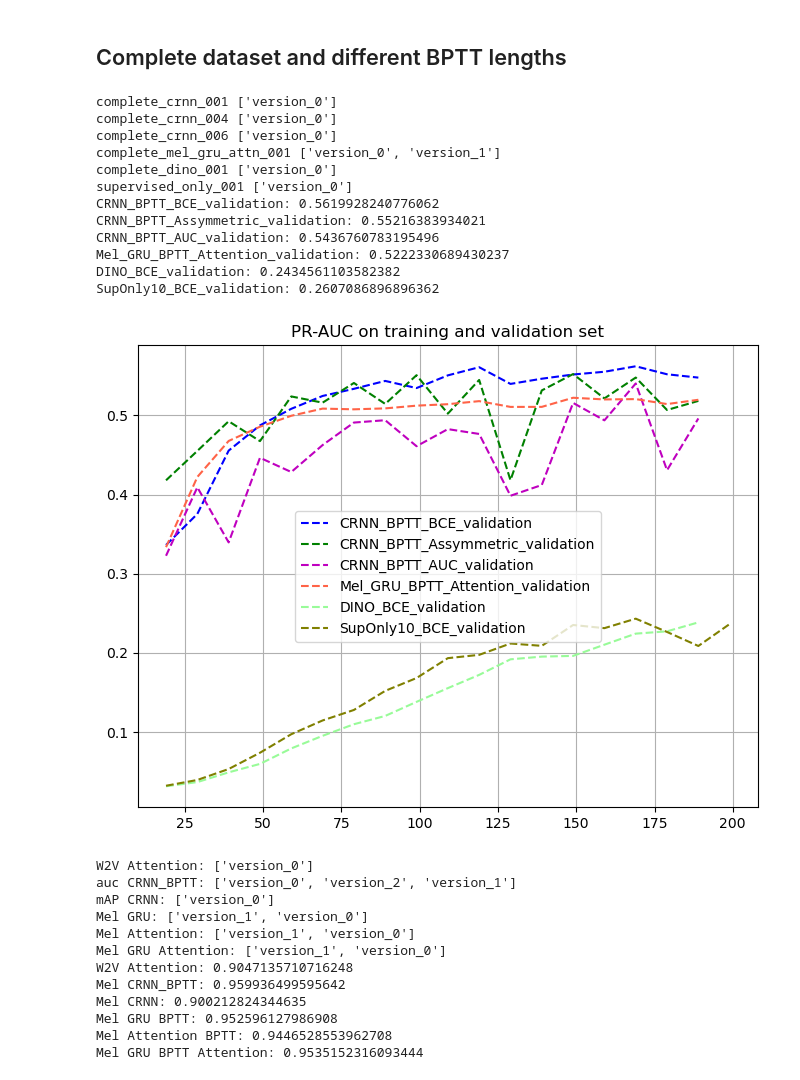
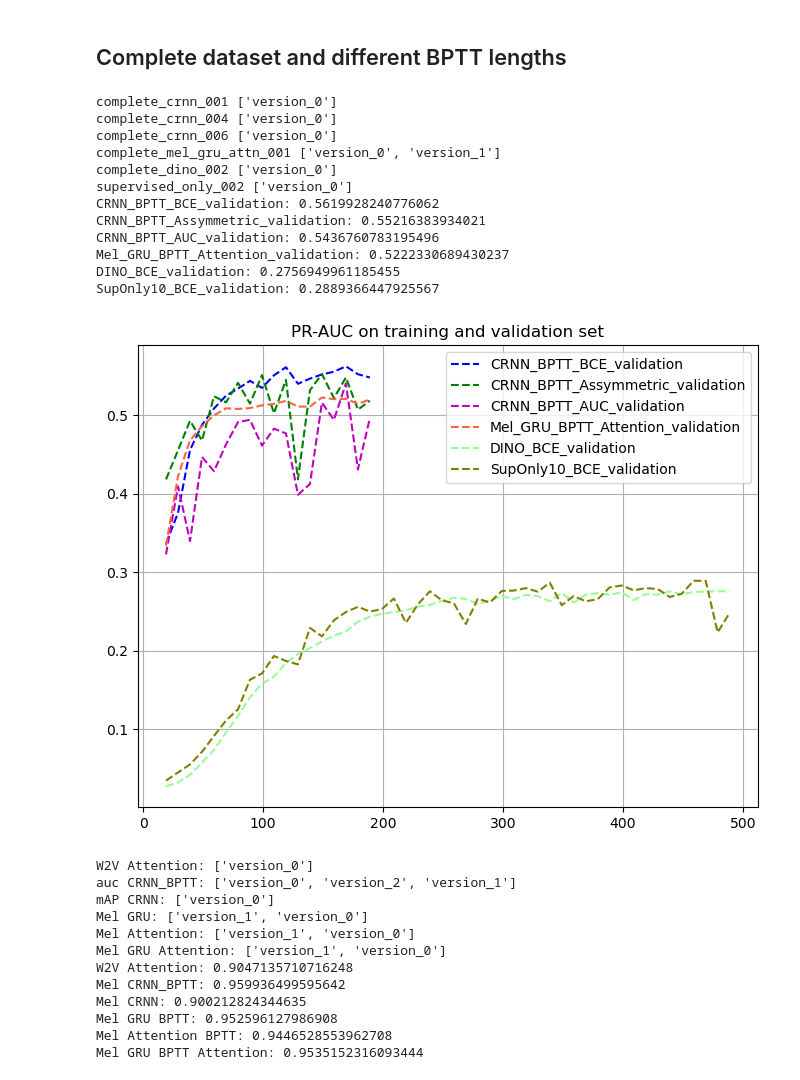
Before and after one commit to JoseFRuiz/audio-classification, a Jupyter notebook: performance.ipynb, the cells around one changed output. Drawn from its saved outputs; the diff is of its cells as text; code cells hidden in the pictures.

Commit message:
dino own implementation

```diff
--- a/performance.ipynb
+++ b/performance.ipynb
@@ -834,8 +834,8 @@ exp_list = [{"exp": "complete_crnn_001", "metrics_folder": "metrics", "version":
             {"exp": "complete_crnn_004", "metrics_folder": "metrics", "version": "version_0", "color": "g", "label": "CRNN_BPTT_Assymmetric"},
             {"exp": "complete_crnn_006", "metrics_folder": "metrics", "version": "version_0", "color": "m", "label": "CRNN_BPTT_AUC"},
             {"exp": "complete_mel_gru_attn_001", "metrics_folder": "metrics", "version": "version_1", "color": "tomato", "label": "Mel_GRU_BPTT_Attention"},
-            {'exp': "complete_dino_001", "metrics_folder": "supervised_metrics", "version": "version_0", "color": "palegreen", "label": "DINO_BCE"},
-            {'exp': "supervised_only_001", "metrics_folder": "supervised_metrics", "version": "version_0", "color": "olive", "label": "SupOnly10_BCE"}]
+            {'exp': "complete_dino_002", "metrics_folder": "supervised_metrics", "version": "version_0", "color": "palegreen", "label": "DINO_BCE"},
+            {'exp': "supervised_only_002", "metrics_folder": "supervised_metrics", "version": "version_0", "color": "olive", "label": "SupOnly10_BCE"}]
 dic_df = {}
 for exp in exp_list:
     print(exp["exp"], os.listdir(os.path.join(exp["exp"],exp["metrics_folder"])))
@@ -847,38 +847,38 @@ plt.figure(figsize=(8, 6))
 plt.subplot(111)
 ini_epoch = 1
 last_epoch = -1
 
 for exp in exp_list:
     df_exp = dic_df[exp["exp"]]
     x, y = df_exp["epoch"], df_exp["val_map"]
     x = x[y.notna()]
     y = y[y.notna()]
     plt.plot(x.values[ini_epoch:last_epoch], y.values[ini_epoch:last_epoch], color=exp["color"], linestyle="--", label=f"{exp['label']}_validation")
     # x, y = df_exp["epoch"], df_exp["train_map_eval"]
     # x = x[y.notna()]
     # y = y[y.notna()]
     # plt.plot(x.values[ini_epoch:last_epoch], y.values[ini_epoch:last_epoch], color=exp["color"], linestyle="-", label=f"{exp['label']}_training")
 
 plt.legend()
 plt.title("PR-AUC on training and validation set")
 plt.grid()
 
 for exp in exp_list:
     print(f"{exp['label']}_validation: {dic_df[exp['exp']]['val_map'].max()}")
 # %% [output]
 complete_crnn_001 ['version_0']
 complete_crnn_004 ['version_0']
 complete_crnn_006 ['version_0']
 complete_mel_gru_attn_001 ['version_0', 'version_1']
-complete_dino_001 ['version_0']
-supervised_only_001 ['version_0']
+complete_dino_002 ['version_0']
+supervised_only_002 ['version_0']
 CRNN_BPTT_BCE_validation: 0.5619928240776062
 CRNN_BPTT_Assymmetric_validation: 0.55216383934021
 CRNN_BPTT_AUC_validation: 0.5436760783195496
 Mel_GRU_BPTT_Attention_validation: 0.5222330689430237
-DINO_BCE_validation: 0.2434561103582382
-SupOnly10_BCE_validation: 0.2607086896896362
+DINO_BCE_validation: 0.2756949961185455
+SupOnly10_BCE_validation: 0.2889366447925567
-[figure, old version]
+[figure, new version]
 # %%
 import numpy as np
 import os
```
Also changed, not shown: 11 other files.
